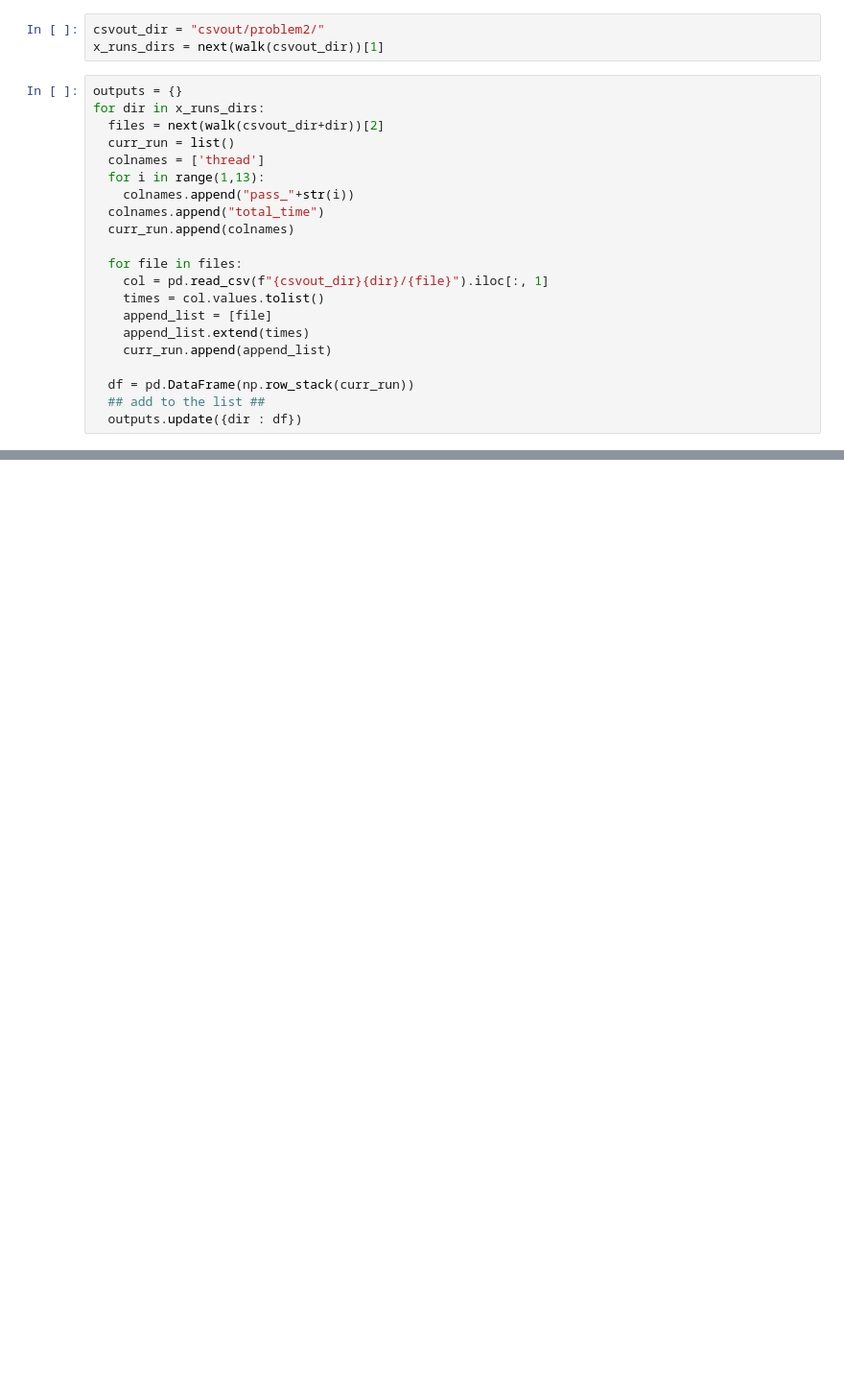
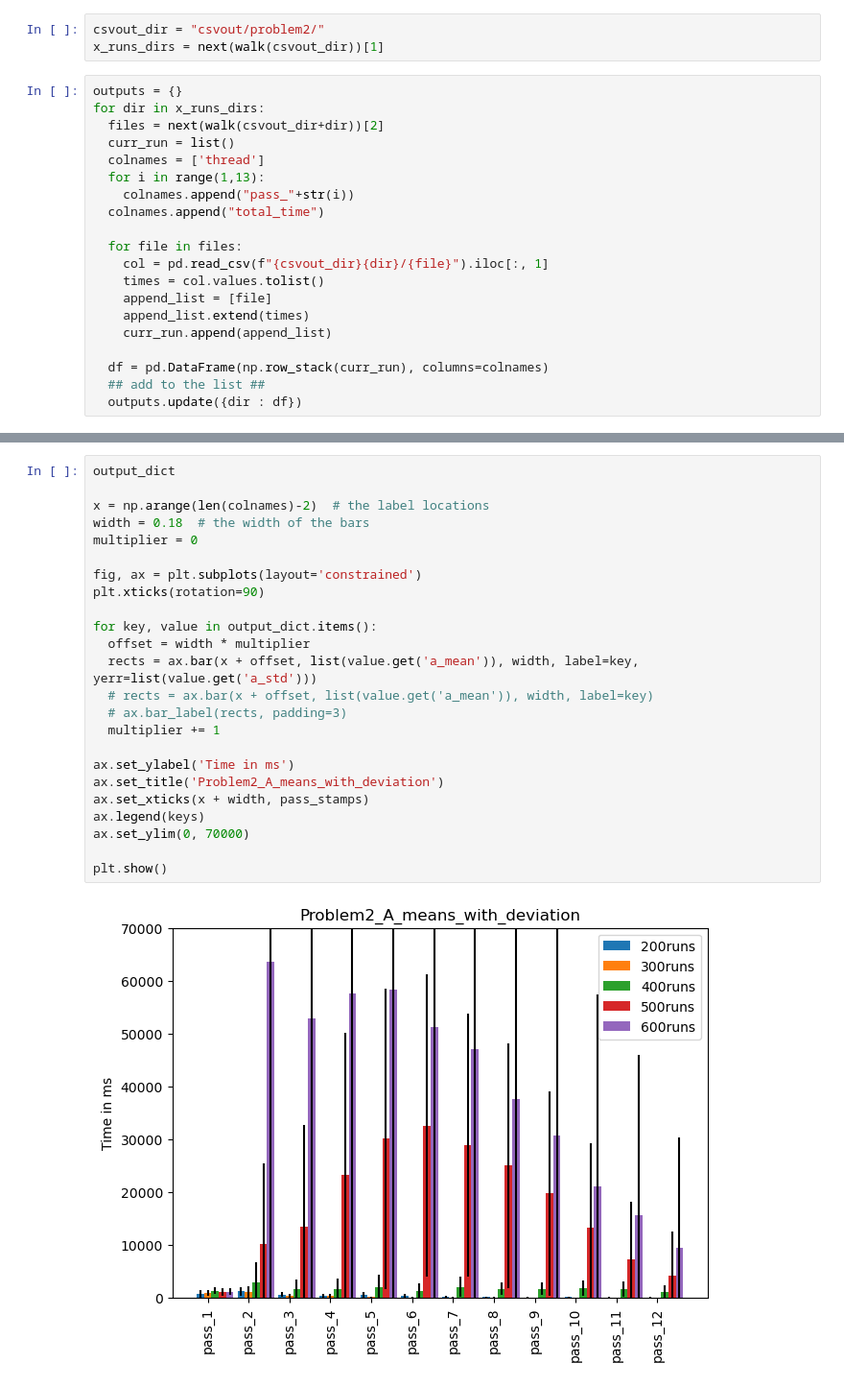
Before and after one commit to BeToast/sharedCfiles, a Jupyter notebook: tableAndGraphs.ipynb, the cells around one changed output, grey strips where cells are left out. Shown at 96% size. Drawn from its saved outputs; the diff is of its cells as text; blank space fills up the shorter version.

```diff
--- a/tableAndGraphs.ipynb
+++ b/tableAndGraphs.ipynb
@@ -14,7 +17,6 @@ for dir in x_runs_dirs:
   for i in range(1,13):
     colnames.append("pass_"+str(i))
   colnames.append("total_time")
-  curr_run.append(colnames)
 
   for file in files:
     col = pd.read_csv(f"{csvout_dir}{dir}/{file}").iloc[:, 1]
@@ -23,6 +25,6 @@ for dir in x_runs_dirs:
     append_list.extend(times)
     curr_run.append(append_list)
 
-  df = pd.DataFrame(np.row_stack(curr_run))
+  df = pd.DataFrame(np.row_stack(curr_run), columns=colnames)
   ## add to the list ##
   outputs.update({dir : df})
@@ -30,0 +80,26 @@ ValueError: all the input array dimensions for the concatenation axis must match
+# %%
+output_dict
+
+x = np.arange(len(colnames)-2)  # the label locations
+width = 0.18  # the width of the bars
+multiplier = 0
+
+fig, ax = plt.subplots(layout='constrained')
+plt.xticks(rotation=90)
+
+for key, value in output_dict.items():
+  offset = width * multiplier
+  rects = ax.bar(x + offset, list(value.get('a_mean')), width, label=key, yerr=list(value.get('a_std')))
+  # rects = ax.bar(x + offset, list(value.get('a_mean')), width, label=key)
+  # ax.bar_label(rects, padding=3)
+  multiplier += 1
+
+ax.set_ylabel('Time in ms')
+ax.set_title('Problem2_A_means_with_deviation')
+ax.set_xticks(x + width, pass_stamps)
+ax.legend(keys)
+ax.set_ylim(0, 70000)
+
+plt.show()
+# %% [output]
+[figure, added]
```
Also changed, not shown: parts of 3 cells of this notebook.
